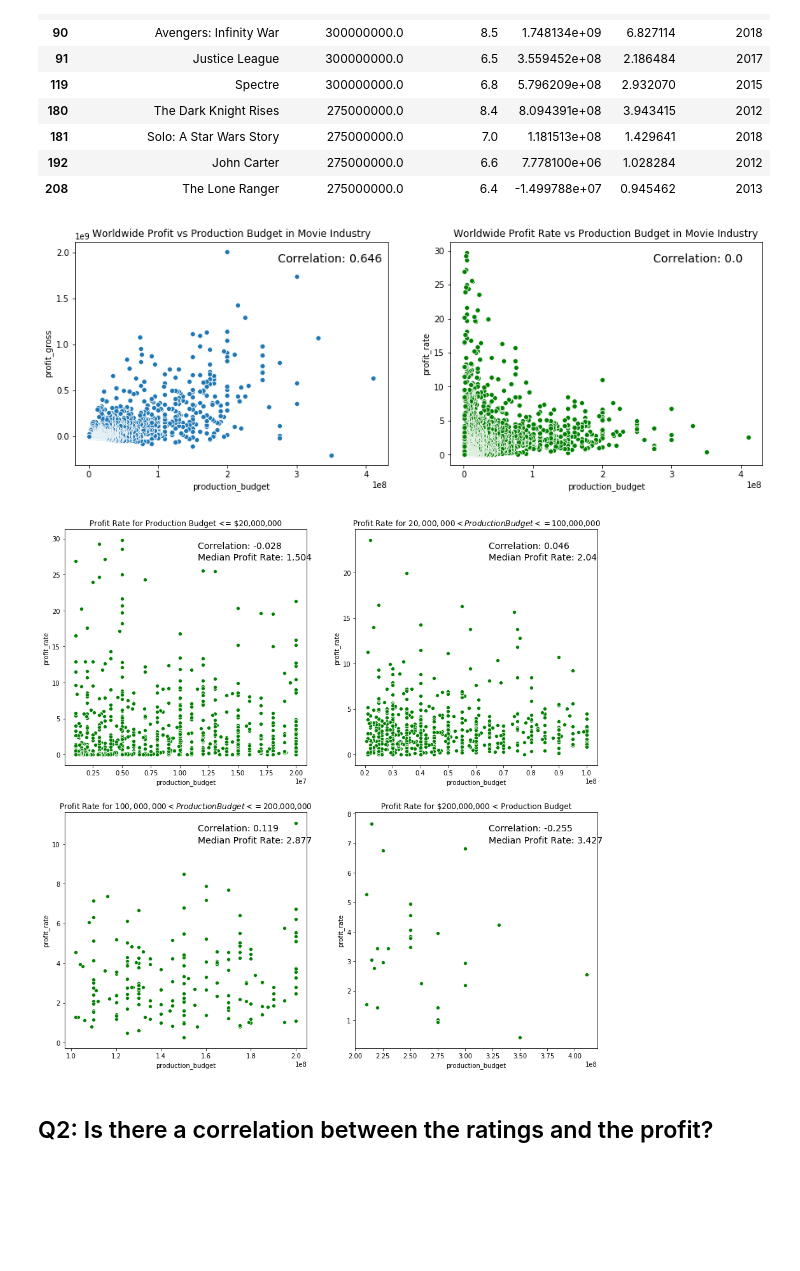
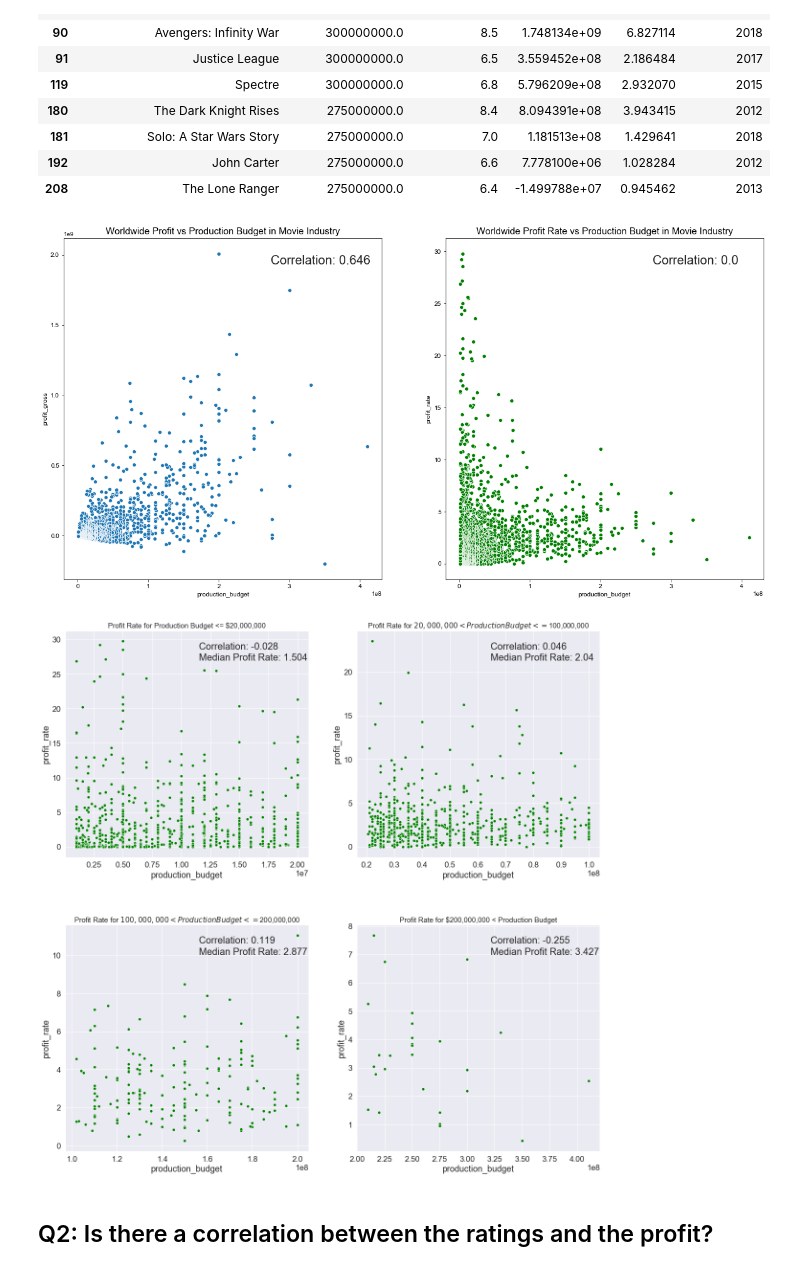
Before and after one commit to kamileyagci/dsc-phase-1-project, a Jupyter notebook: student_Part2.ipynb, the cells around one changed output. Drawn from its saved outputs; the diff is of its cells as text; code cells hidden in the pictures; blank space fills up the shorter version.

```diff
--- a/student_Part2.ipynb
+++ b/student_Part2.ipynb
@@ -84,24 +84,26 @@ df1.head(10)
 # %%
 budget = df1['production_budget']
 profit= df1['profit_gross']
 profitRate = df1['profit_rate']
 
 corr0 = round(profit.corr(budget), 3)
 corr1 = round(profitRate.corr(budget), 3)
 
-fig, axes = plt.subplots(1, 2, figsize=(15, 5))
+fig, axes = plt.subplots(1, 2, figsize=(20, 10))
+#plt.subplots_adjust(wspace=0.2)
+sns.set(font_scale=1.5)
 
 sns.scatterplot(ax=axes[0], x=budget, y=profit)
-axes[0].set_title('Worldwide Profit vs Production Budget in Movie Industry')
-axes[0].text(0.65, 0.95,"Correlation: " + str(corr0), transform=axes[0].transAxes, fontsize=14, verticalalignment='top')
+axes[0].set_title('Worldwide Profit vs Production Budget in Movie Industry', fontsize=15)
+axes[0].text(0.65, 0.95,"Correlation: " + str(corr0), transform=axes[0].transAxes, fontsize=20, verticalalignment='top')
 
 sns.scatterplot(ax=axes[1], x=budget, y=profitRate, color='green')
-axes[1].set_title('Worldwide Profit Rate vs Production Budget in Movie Industry')
-axes[1].text(0.65, 0.95,"Correlation: " + str(corr1), transform=axes[1].transAxes, fontsize=14, verticalalignment='top')
+axes[1].set_title('Worldwide Profit Rate vs Production Budget in Movie Industry', fontsize=15)
+axes[1].text(0.65, 0.95,"Correlation: " + str(corr1), transform=axes[1].transAxes, fontsize=20, verticalalignment='top')
 
 plt.savefig('figures/budget-profit1.png')
 # %% [output]
-[figure, old version]
+[figure, new version]
 # %%
 budget = df1['production_budget']
 profitRate_1= df1[df1.production_budget<=20000000]['profit_rate']
@@ -121,31 +123,33 @@ for plist in profitRateList:
 #print(corr)
 #print(profit_mean)
 # %%
-fig, axes = plt.subplots(2, 2, figsize=(15, 15))
+fig, axes = plt.subplots(2, 2, figsize=(20, 20))
+plt.subplots_adjust(hspace=0.3)
+sns.set(font_scale=1.5)
 
 sns.scatterplot(ax=axes[0, 0], x=budget, y=profitRateList[0], color='green')
-axes[0, 0].set_title('Profit Rate for Production Budget <= $20,000,000')
-axes[0, 0].text(0.55, 0.95,"Correlation: " + str(corr[0]), transform=axes[0, 0].transAxes, fontsize=14, verticalalignment='top')
-axes[0, 0].text(0.55, 0.90,"Median Profit Rate: " + str(profit_median[0]), transform=axes[0, 0].transAxes, fontsize=14, verticalalignment='top')
+axes[0, 0].set_title('Profit Rate for Production Budget <= $20,000,000', fontsize=15)
+axes[0, 0].text(0.55, 0.95,"Correlation: " + str(corr[0]), transform=axes[0, 0].transAxes, fontsize=20, verticalalignment='top')
+axes[0, 0].text(0.55, 0.90,"Median Profit Rate: " + str(profit_median[0]), transform=axes[0, 0].transAxes, fontsize=20, verticalalignment='top')
 
 sns.scatterplot(ax=axes[0, 1], x=budget, y=profitRateList[1], color='green')
-axes[0, 1].set_title('Profit Rate for $20,000,000 < Production Budget <= $100,000,000')
-axes[0, 1].text(0.55, 0.95,"Correlation: " + str(corr[1]), transform=axes[0, 1].transAxes, fontsize=14, verticalalignment='top')
-axes[0, 1].text(0.55, 0.90,"Median Profit Rate: " + str(profit_median[1]), transform=axes[0, 1].transAxes, fontsize=14, verticalalignment='top')
+axes[0, 1].set_title('Profit Rate for $20,000,000 < Production Budget <= $100,000,000', fontsize=15)
+axes[0, 1].text(0.55, 0.95,"Correlation: " + str(corr[1]), transform=axes[0, 1].transAxes, fontsize=20, verticalalignment='top')
+axes[0, 1].text(0.55, 0.90,"Median Profit Rate: " + str(profit_median[1]), transform=axes[0, 1].transAxes, fontsize=20, verticalalignment='top')
 
 sns.scatterplot(ax=axes[1, 0], x=budget, y=profitRateList[2], color='green')
-axes[1, 0].set_title('Profit Rate for $100,000,000 < Production Budget <= $200,000,000')
-axes[1, 0].text(0.55, 0.95,"Correlation: " + str(corr[2]), transform=axes[1, 0].transAxes, fontsize=14, verticalalignment='top')
-axes[1, 0].text(0.55, 0.90,"Median Profit Rate: " + str(profit_median[2]), transform=axes[1, 0].transAxes, fontsize=14, verticalalignment='top')
+axes[1, 0].set_title('Profit Rate for $100,000,000 < Production Budget <= $200,000,000', fontsize=15)
+axes[1, 0].text(0.55, 0.95,"Correlation: " + str(corr[2]), transform=axes[1, 0].transAxes, fontsize=20, verticalalignment='top')
+axes[1, 0].text(0.55, 0.90,"Median Profit Rate: " + str(profit_median[2]), transform=axes[1, 0].transAxes, fontsize=20, verticalalignment='top')
 
 sns.scatterplot(ax=axes[1, 1], x=budget, y=profitRateList[3], color='green')
-axes[1, 1].set_title('Profit Rate for $200,000,000 < Production Budget')
-axes[1, 1].text(0.55, 0.95,"Correlation: " + str(corr[3]), transform=axes[1, 1].transAxes, fontsize=14, verticalalignment='top')
-axes[1, 1].text(0.55, 0.90,"Median Profit Rate: " + str(profit_median[3]), transform=axes[1, 1].transAxes, fontsize=14, verticalalignment='top')
+axes[1, 1].set_title('Profit Rate for $200,000,000 < Production Budget', fontsize=15)
+axes[1, 1].text(0.55, 0.95,"Correlation: " + str(corr[3]), transform=axes[1, 1].transAxes, fontsize=20, verticalalignment='top')
+axes[1, 1].text(0.55, 0.90,"Median Profit Rate: " + str(profit_median[3]), transform=axes[1, 1].transAxes, fontsize=20, verticalalignment='top')
 
 plt.savefig('figures/budget-profit2.png')
 # %% [output]
-[figure, old version]
+[figure, new version]
 # %% [markdown]
 ## Q2: Is there a correlation between the ratings and the profit?
 # %%
```
Also changed, not shown: parts of 7 cells of this notebook, 17 other files.
